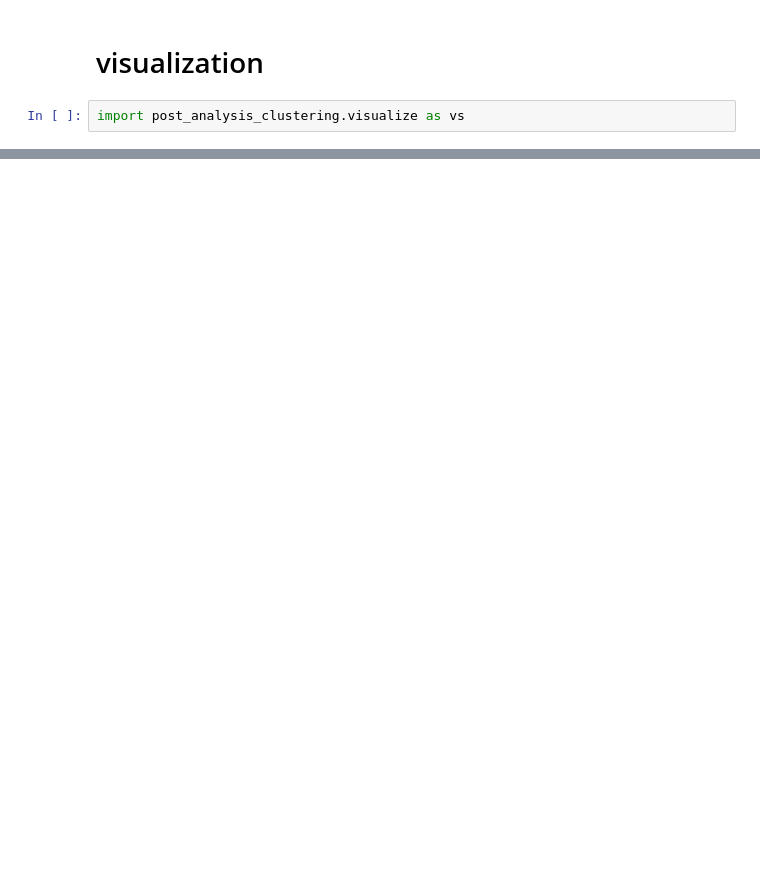
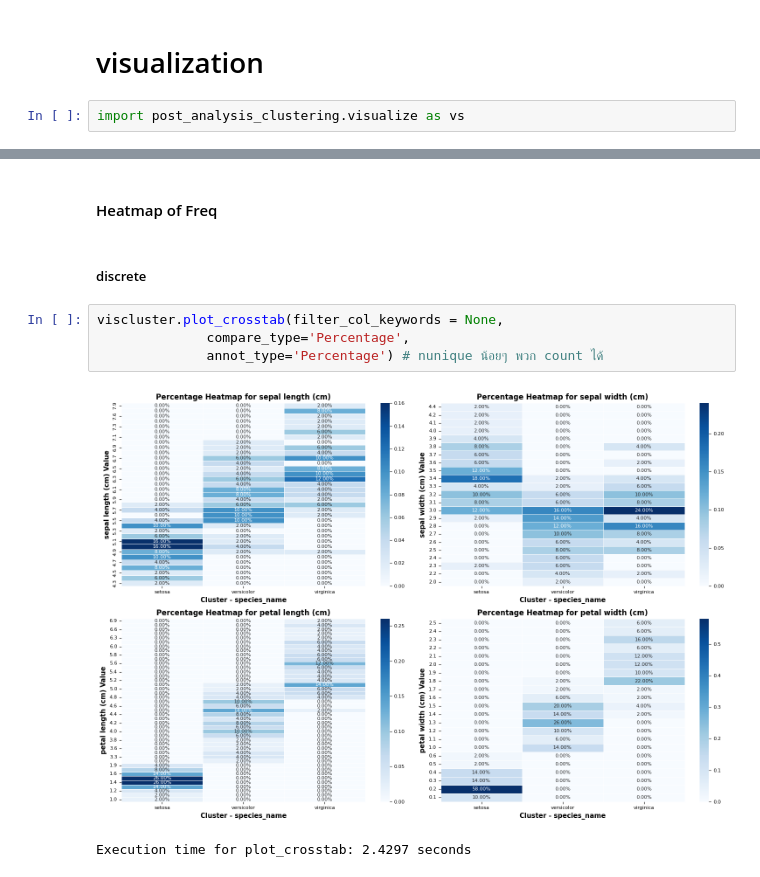
Before and after one commit to lidv94/post-analysis-clustering, a Jupyter notebook: dev_oop.ipynb, the cells around one changed output, grey strips where cells are left out. Saved outputs shown, nothing was run; the diff lists cells and outputs as text; blank space fills up the shorter version.

```diff
--- a/dev_oop.ipynb
+++ b/dev_oop.ipynb
@@ -365,0 +411,11 @@ TypeError: DimensionalityReduction.__init__() missing 1 required positional argu
+# %% [markdown]
+#### Heatmap of Freq
+# %% [markdown]
+##### discrete
+# %%
+viscluster.plot_crosstab(filter_col_keywords = None,
+              compare_type='Percentage',
+              annot_type='Percentage') # nunique น้อยๆ พวก count ได้
+# %% [output]
+[figure, added]
+Execution time for plot_crosstab: 2.4297 seconds
```
Also changed, not shown: parts of 58 cells of this notebook, 17 other files.
